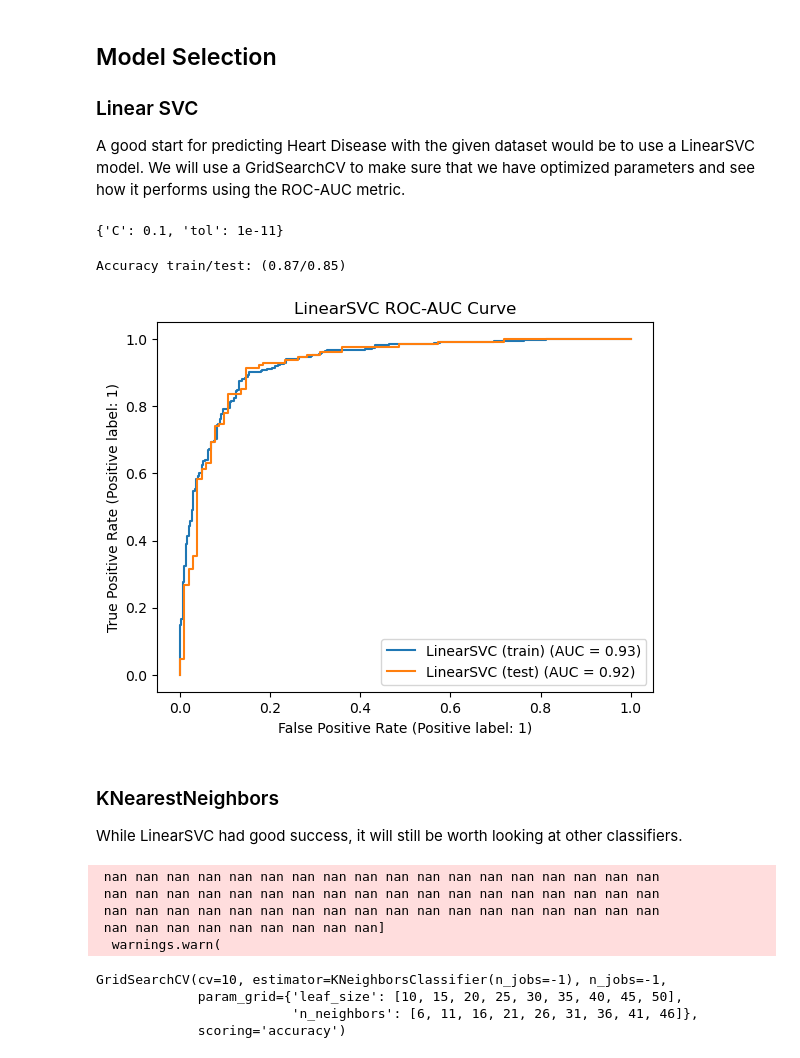
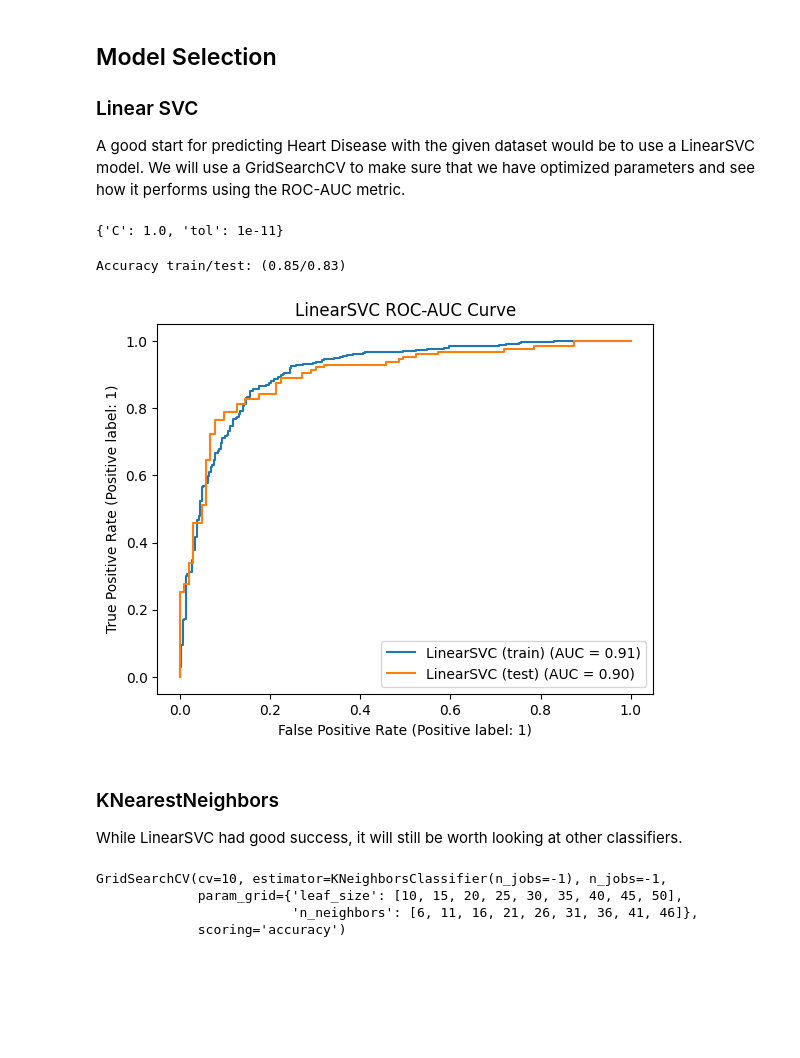
Before and after one commit to Garthalamu/MachineLearning-Project, a Jupyter notebook: program.ipynb, the cells around one changed output. Cells and saved outputs as stored; diff of their text form; code cells hidden in the pictures; blank space fills up the shorter version.

```diff
--- a/program.ipynb
+++ b/program.ipynb
@@ -54,13 +54,15 @@ X_train, X_test, y_train, y_test = train_test_split(X, y, test_size=0.25, strati
 from sklearn.compose import ColumnTransformer
 from sklearn.preprocessing import StandardScaler, OneHotEncoder
 
+
 ct = ColumnTransformer(
     [
         ('ss', StandardScaler(), ['Age', 'RestingBP', 'Cholesterol', 'MaxHR', 'Oldpeak']),
-        ('onehot', OneHotEncoder(), ['Sex', 'ChestPainType', 'RestingECG', 'ExerciseAngina', 'ST_Slope'])
+        ('onehot', OneHotEncoder(drop='first'), ['Sex', 'ChestPainType', 'RestingECG', 'ExerciseAngina', 'ST_Slope'])
     ],
     remainder='passthrough'
 )
+
 
 X_train_ct = ct.fit_transform(X_train)
 X_test_ct = ct.transform(X_test)
@@ -68,8 +70,10 @@ X_test_ct = ct.transform(X_test)
 columnNamesCT = ct.get_feature_names_out()
 
 # Turn back into DataFrames
-X_train_ct_df = pd.DataFrame(X_train_ct, columns=columnNamesCT)
-X_test_ct_df = pd.DataFrame(X_test_ct, columns=columnNamesCT)
+columns_to_drop = ['onehot__ChestPainType_NAP', 'onehot__RestingECG_Normal', 'onehot__ChestPainType_TA',
+                   'onehot__RestingECG_ST', 'onehot__ChestPainType_ATA', 'remainder__FastingBS'] # Gathered from Random Forest Importance
+X_train_ct_df = pd.DataFrame(X_train_ct, columns=columnNamesCT).drop(columns=columns_to_drop)
+X_test_ct_df = pd.DataFrame(X_test_ct, columns=columnNamesCT).drop(columns=columns_to_drop)
 # %% [markdown]
 ## Model Selection
 
@@ -90,7 +94,7 @@ clf_linear = LinearSVC(
     dual='auto'
 )
 
-gs_clf = GridSearchCV(
+gs_lin_clf = GridSearchCV(
     estimator=clf_linear,
     param_grid=params,
     scoring='accuracy',
@@ -99,27 +103,27 @@ gs_clf = GridSearchCV(
     cv=10
 )
 
-gs_clf.fit(X_train_ct_df, y_train)
+gs_lin_clf.fit(X_train_ct_df, y_train)
 
-print(gs_clf.best_params_)
+print(gs_lin_clf.best_params_)
 # %% [output]
-{'C': 0.1, 'tol': 1e-11}
+{'C': 1.0, 'tol': 1e-11}
 # %%
 from sklearn.metrics import RocCurveDisplay
 from sklearn.metrics import accuracy_score
 
-train_acc = accuracy_score(y_train, gs_clf.predict(X_train_ct_df))
-test_acc = accuracy_score(y_test, gs_clf.predict(X_test_ct_df))
+train_acc = accuracy_score(y_train, gs_lin_clf.predict(X_train_ct_df))
+test_acc = accuracy_score(y_test, gs_lin_clf.predict(X_test_ct_df))
 
 print("Accuracy train/test: (%.2f/%.2f)" % (train_acc, test_acc))
 
-lin_disp_train = RocCurveDisplay.from_estimator(gs_clf, X_train_ct_df, y_train, name='LinearSVC (train)', ax=plt.gca())
-lin_disp_test = RocCurveDisplay.from_estimator(gs_clf, X_test_ct_df, y_test, name='LinearSVC (test)', ax=plt.gca())
+lin_disp_train = RocCurveDisplay.from_estimator(gs_lin_clf, X_train_ct_df, y_train, name='LinearSVC (train)', ax=plt.gca())
+lin_disp_test = RocCurveDisplay.from_estimator(gs_lin_clf, X_test_ct_df, y_test, name='LinearSVC (test)', ax=plt.gca())
 plt.title("LinearSVC ROC-AUC Curve")
 plt.show()
 # %% [output]
-Accuracy train/test: (0.87/0.85)
+Accuracy train/test: (0.85/0.83)
-[figure, old version]
+[figure, new version]
 # %% [markdown]
 ### KNearestNeighbors
 While LinearSVC had good success, it will still be worth looking at other classifiers.
@@ -135,7 +139,7 @@ clf_knn = KNeighborsClassifier(
     n_jobs=-1
 )
 
-gs_clf = GridSearchCV(
+gs_knn_clf = GridSearchCV(
     estimator=clf_knn,
     param_grid=params,
     scoring='accuracy',
@@ -144,15 +148,10 @@ gs_clf = GridSearchCV(
     cv=10
 )
 
-gs_clf.fit(X_train_ct_df, y_train)
+gs_knn_clf.fit(X_train_ct_df, y_train)
 # %% [output]
- nan nan nan nan nan nan nan nan nan nan nan nan nan nan nan nan nan nan
- nan nan nan nan nan nan nan nan nan nan nan nan nan nan nan nan nan nan
- nan nan nan nan nan nan nan nan nan nan nan nan nan nan nan nan nan nan
- nan nan nan nan nan nan nan nan nan]
-  warnings.warn(
+GridSearchCV(cv=10, estimator=KNeighborsClassifier(n_jobs=-1), n_jobs=-1,
+             param_grid={'leaf_size': [10, 15, 20, 25, 30, 35, 40, 45, 50],
+                         'n_neighbors': [6, 11, 16, 21, 26, 31, 36, 41, 46]},
+             scoring='accuracy')
-GridSearchCV(cv=10, estimator=KNeighborsClassifier(n_jobs=-1), n_jobs=-1,
-             param_grid={'leaf_size': [10, 15, 20, 25, 30, 35, 40, 45, 50],
-                         'n_neighbors': [6, 11, 16, 21, 26, 31, 36, 41, 46]},
-             scoring='accuracy')
 # %%
```
Also changed, not shown: parts of 16 cells of this notebook.
